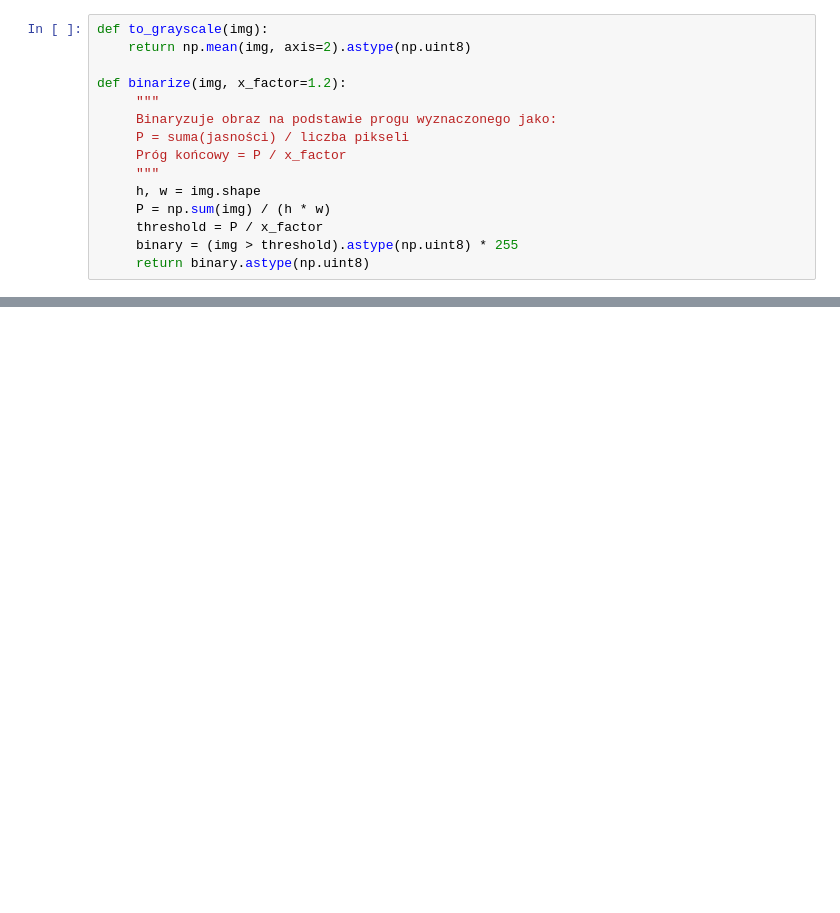
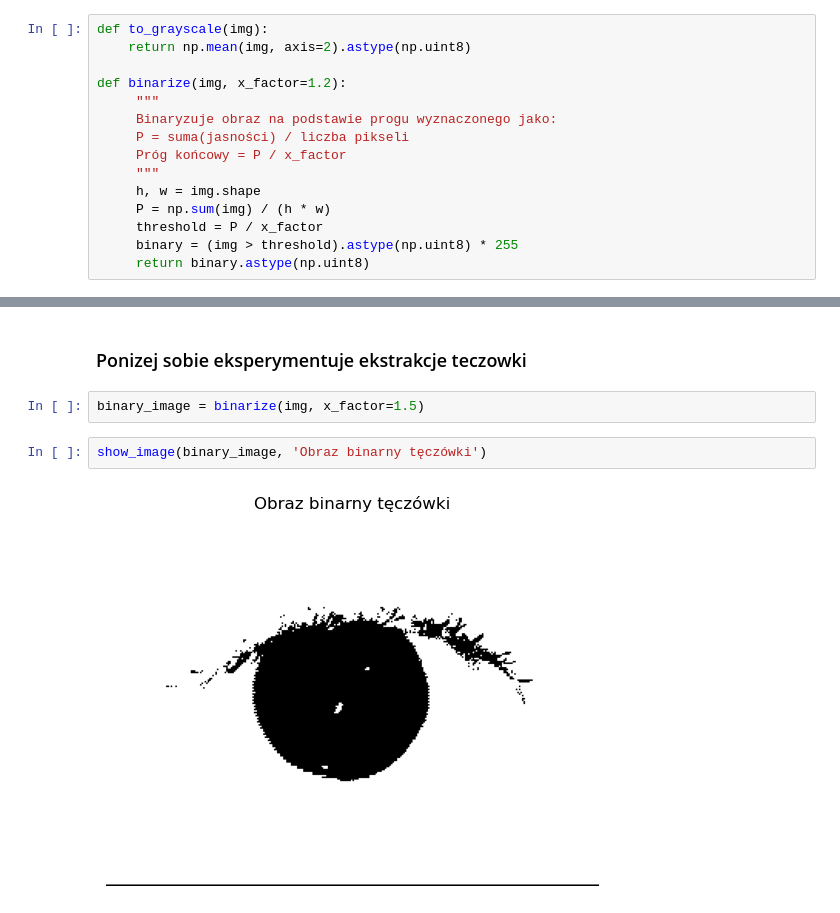
Before and after one commit to FylypO/IrisRecognition, a Jupyter notebook: IrisRecognition.ipynb, the cells around one changed output, grey strips where cells are left out. Saved outputs shown, nothing was run; the diff lists cells and outputs as text; blank space fills up the shorter version.

```diff
--- a/IrisRecognition.ipynb
+++ b/IrisRecognition.ipynb
@@ -170,0 +357,8 @@ plt.show()
+# %% [markdown]
+### Ponizej sobie eksperymentuje ekstrakcje teczowki
+# %%
+binary_image = binarize(img, x_factor=1.5)
+# %%
+show_image(binary_image, 'Obraz binarny tęczówki')
+# %% [output]
+[figure, added]
```
Also changed, not shown: parts of 7 cells of this notebook.
